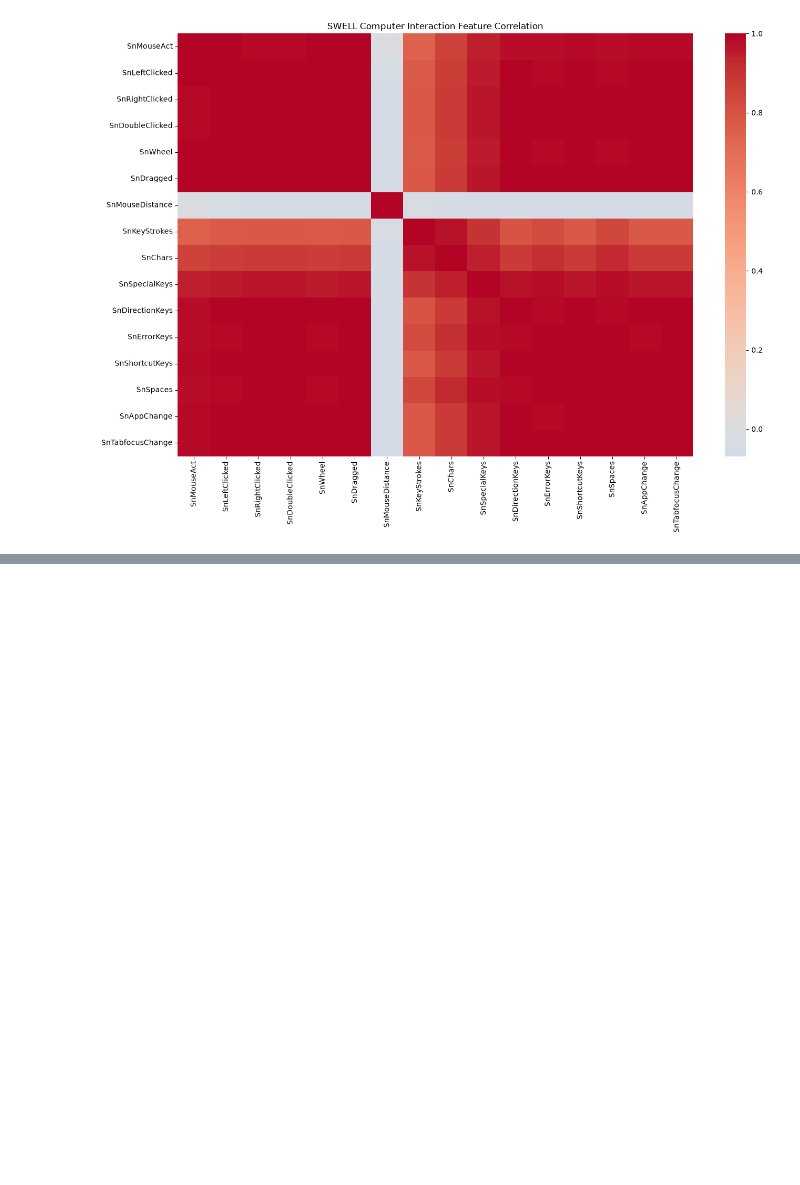
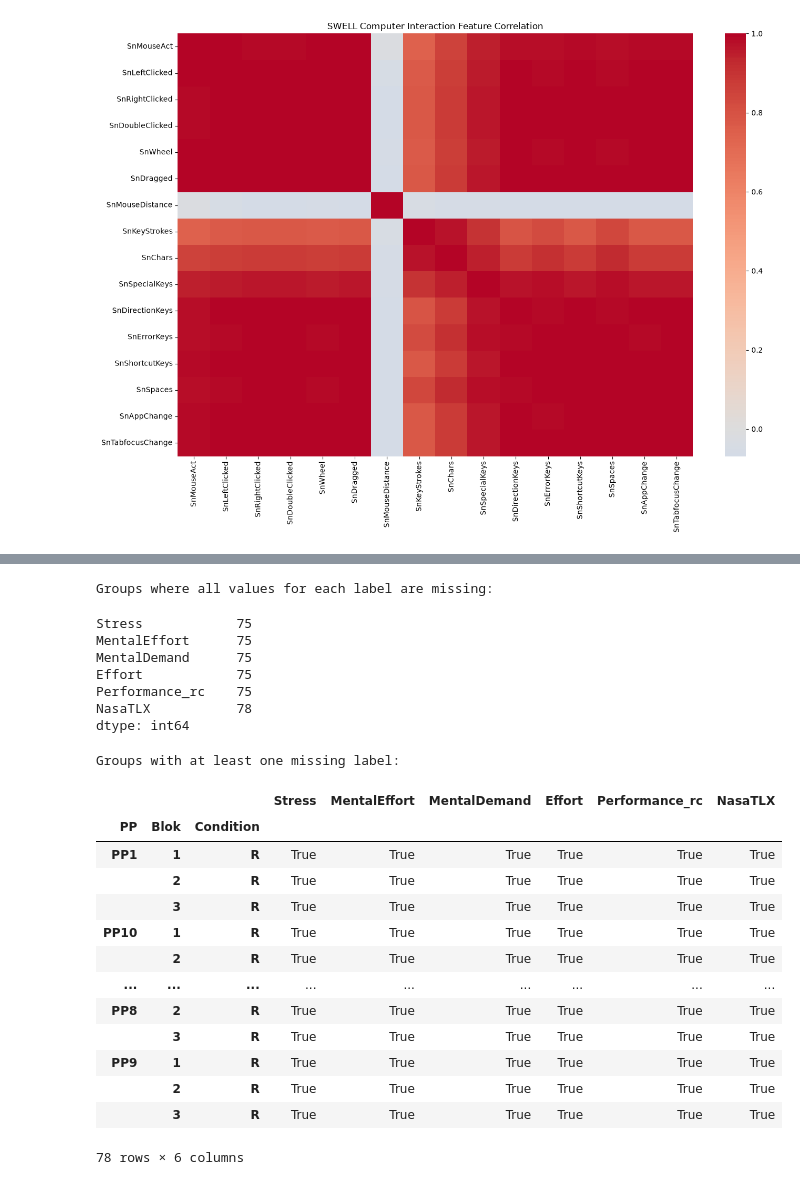
Before and after one commit to Drag0nop/NeuroSync, a Jupyter notebook: experiments/notebooks/03_dataset_exploration.ipynb, the cells around one changed output, grey strips where cells are left out. Saved outputs shown, nothing was run; the diff lists cells and outputs as text; code cells hidden in the pictures; blank space fills up the shorter version.

```diff
--- a/experiments/notebooks/03_dataset_exploration.ipynb
+++ b/experiments/notebooks/03_dataset_exploration.ipynb
@@ -1095,0 +1667,49 @@ Computer feature columns:
+# %%
+label_cols = [
+    "Stress",
+    "MentalEffort",
+    "MentalDemand",
+    "Effort",
+    "Performance_rc",
+    "NasaTLX"
+]
+
+label_missing = (
+    behavioral_df
+    .groupby(["PP", "Blok", "Condition"])[label_cols]
+    .agg(lambda x: x.isna().all())
+)
+
+print("Groups where all values for each label are missing:")
+display(label_missing.sum())
+
+print("\nGroups with at least one missing label:")
+display(
+    label_missing[
+        label_missing.any(axis=1)
+    ]
+)
+# %% [output]
+Groups where all values for each label are missing:
+Stress            75
+MentalEffort      75
+MentalDemand      75
+Effort            75
+Performance_rc    75
+NasaTLX           78
+dtype: int64
+Groups with at least one missing label:
+|  |  |  | Stress | MentalEffort | MentalDemand | Effort | Performance_rc | NasaTLX |
+| PP | Blok | Condition |  |  |  |  |  |  |
+| PP1 | 1 | R | True | True | True | True | True | True |
+|  | 2 | R | True | True | True | True | True | True |
+|  | 3 | R | True | True | True | True | True | True |
+| PP10 | 1 | R | True | True | True | True | True | True |
+|  | 2 | R | True | True | True | True | True | True |
+| ... | ... | ... | ... | ... | ... | ... | ... | ... |
+| PP8 | 2 | R | True | True | True | True | True | True |
+|  | 3 | R | True | True | True | True | True | True |
+| PP9 | 1 | R | True | True | True | True | True | True |
+|  | 2 | R | True | True | True | True | True | True |
+|  | 3 | R | True | True | True | True | True | True |
+78 rows × 6 columns
```
Also changed, not shown: parts of 17 cells of this notebook.
